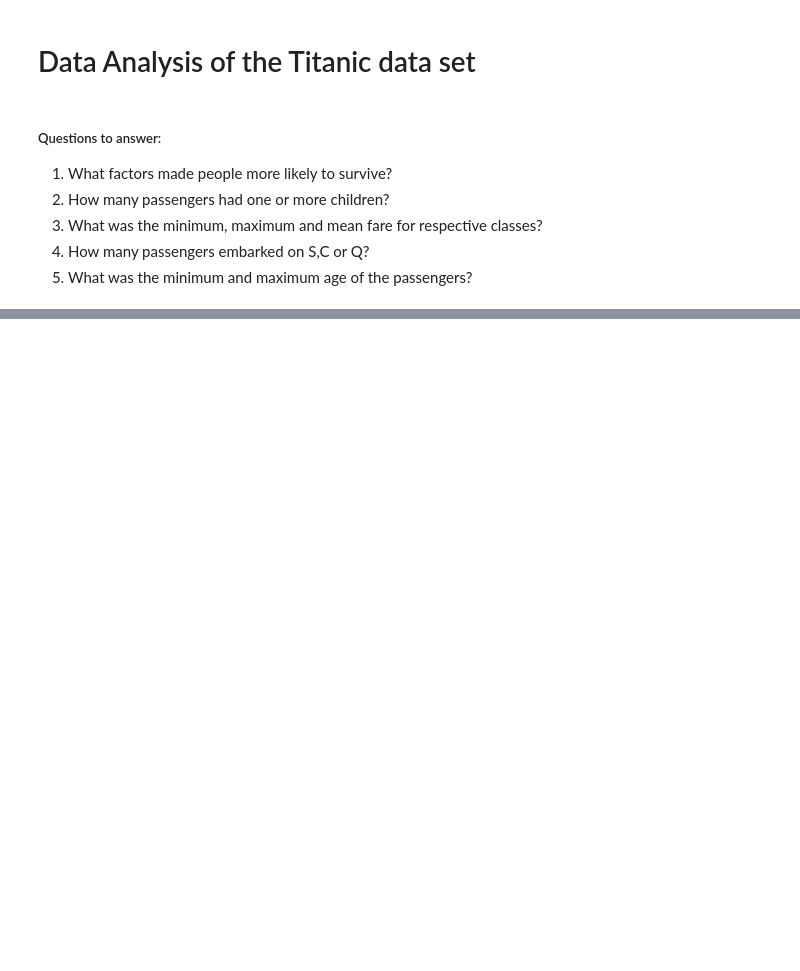
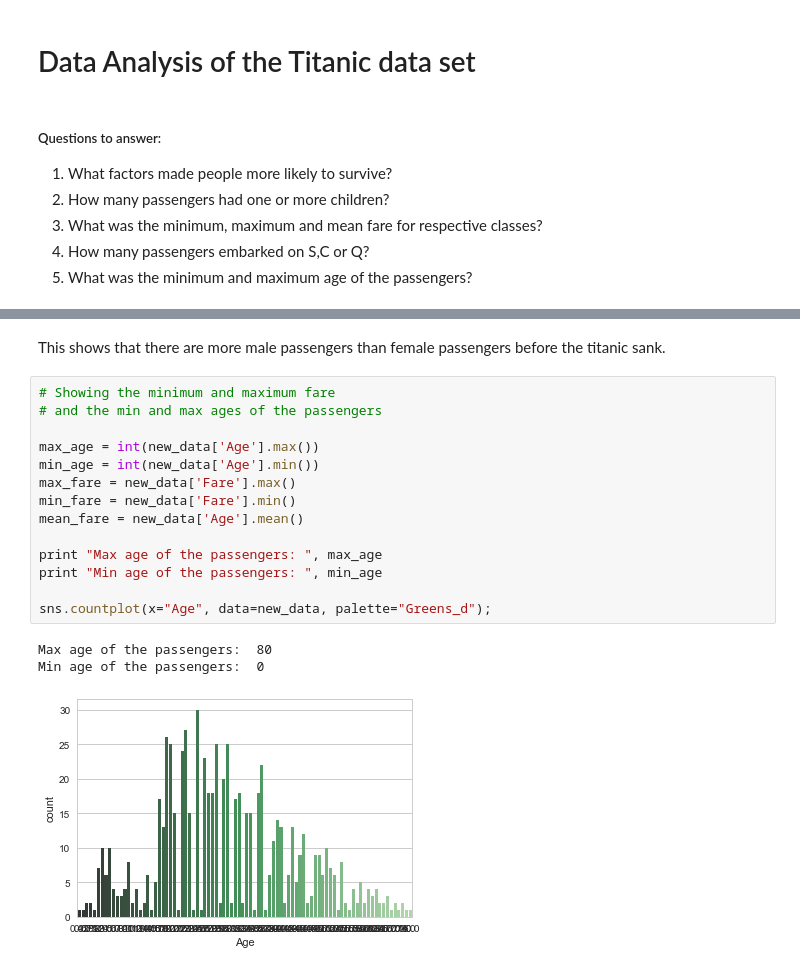
Before and after one commit to ashwanijha04/Data_Analysis, a Jupyter notebook: Titanic Data Analysis.ipynb, the cells around one changed output, grey strips where cells are left out. Drawn from its saved outputs; the diff is of its cells as text; blank space fills up the shorter version.

```diff
--- a/Titanic Data Analysis.ipynb
+++ b/Titanic Data Analysis.ipynb
@@ -44,0 +75,20 @@ for value in new_data['Embarked']:
+# %% [markdown]
+This shows that there are more male passengers than female passengers before the titanic sank.
+# %%
+# Showing the minimum and maximum fare
+# and the min and max ages of the passengers
+
+max_age = int(new_data['Age'].max())
+min_age = int(new_data['Age'].min())
+max_fare = new_data['Fare'].max()
+min_fare = new_data['Fare'].min()
+mean_fare = new_data['Age'].mean()
+
+print "Max age of the passengers: ", max_age
+print "Min age of the passengers: ", min_age
+
+sns.countplot(x="Age", data=new_data, palette="Greens_d");
+# %% [output]
+Max age of the passengers:  80
+Min age of the passengers:  0
+[figure, added]
```
Also changed, not shown: parts of 13 cells of this notebook.
